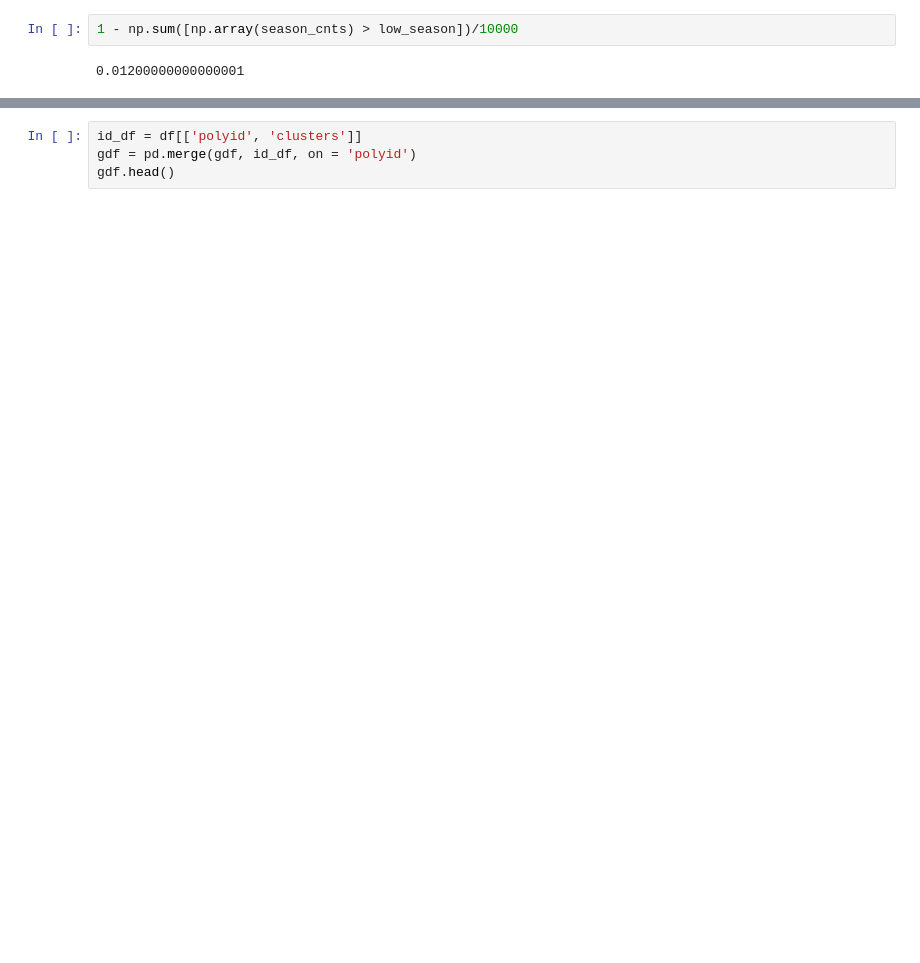
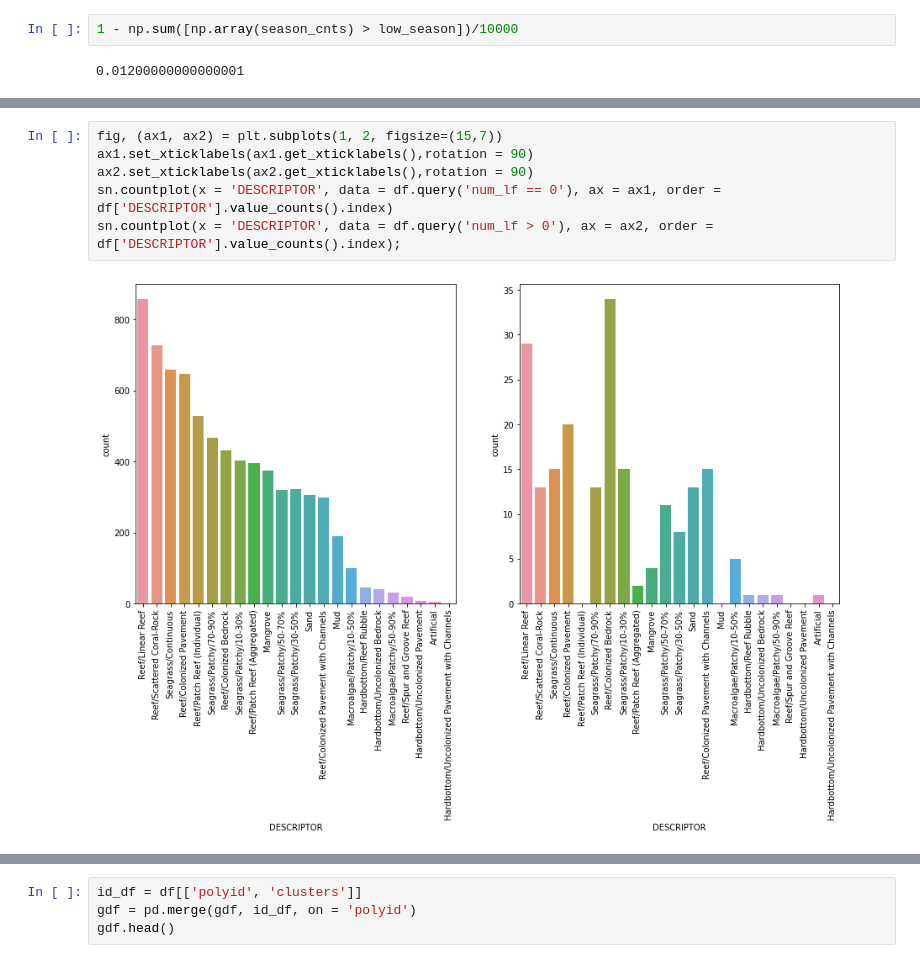
Before and after one commit to eric220/lf_probability_map, a Jupyter notebook: notebooks/Explore_Data.ipynb, the cells around one changed output, grey strips where cells are left out. Cells and saved outputs as stored; diff of their text form; blank space fills up the shorter version.

```diff
--- a/notebooks/Explore_Data.ipynb
+++ b/notebooks/Explore_Data.ipynb
@@ -177,0 +128,8 @@ Conclusion: With a p-value of .0121 the null hypothesis is rejected.
+# %%
+fig, (ax1, ax2) = plt.subplots(1, 2, figsize=(15,7))
+ax1.set_xticklabels(ax1.get_xticklabels(),rotation = 90)
+ax2.set_xticklabels(ax2.get_xticklabels(),rotation = 90)
+sn.countplot(x = 'DESCRIPTOR', data = df.query('num_lf == 0'), ax = ax1, order = df['DESCRIPTOR'].value_counts().index)
+sn.countplot(x = 'DESCRIPTOR', data = df.query('num_lf > 0'), ax = ax2, order = df['DESCRIPTOR'].value_counts().index);
+# %% [output]
+[figure, added]
```
Also changed, not shown: parts of 30 cells of this notebook.
